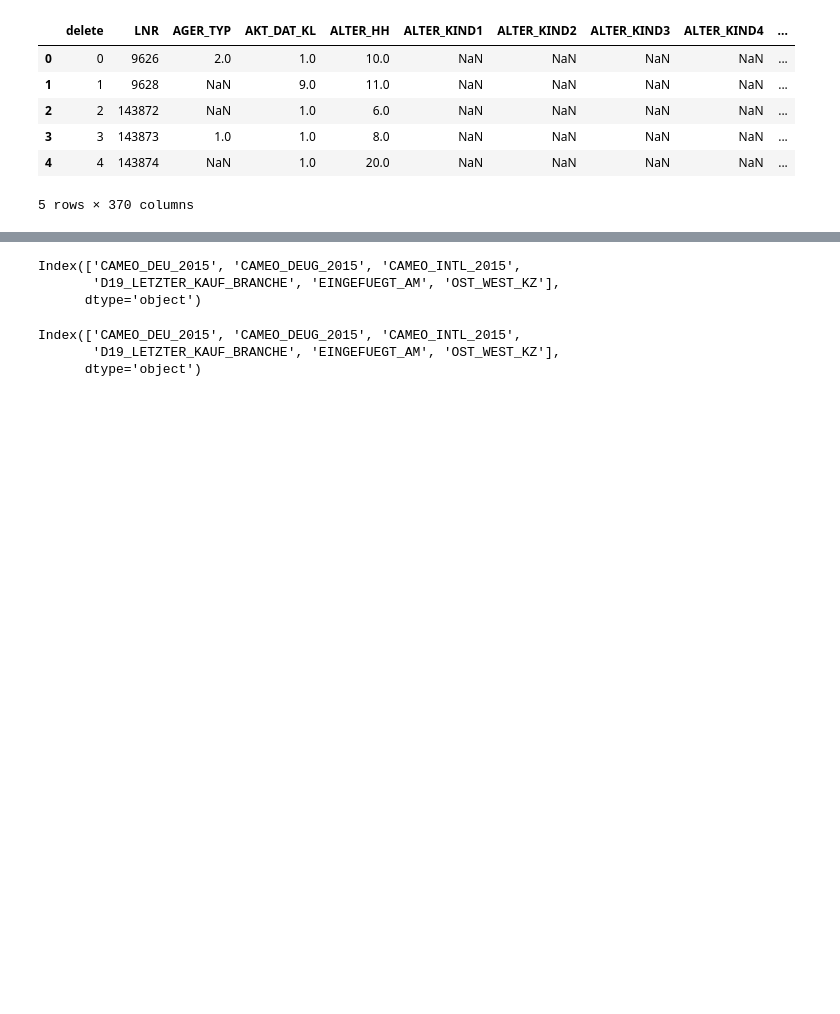
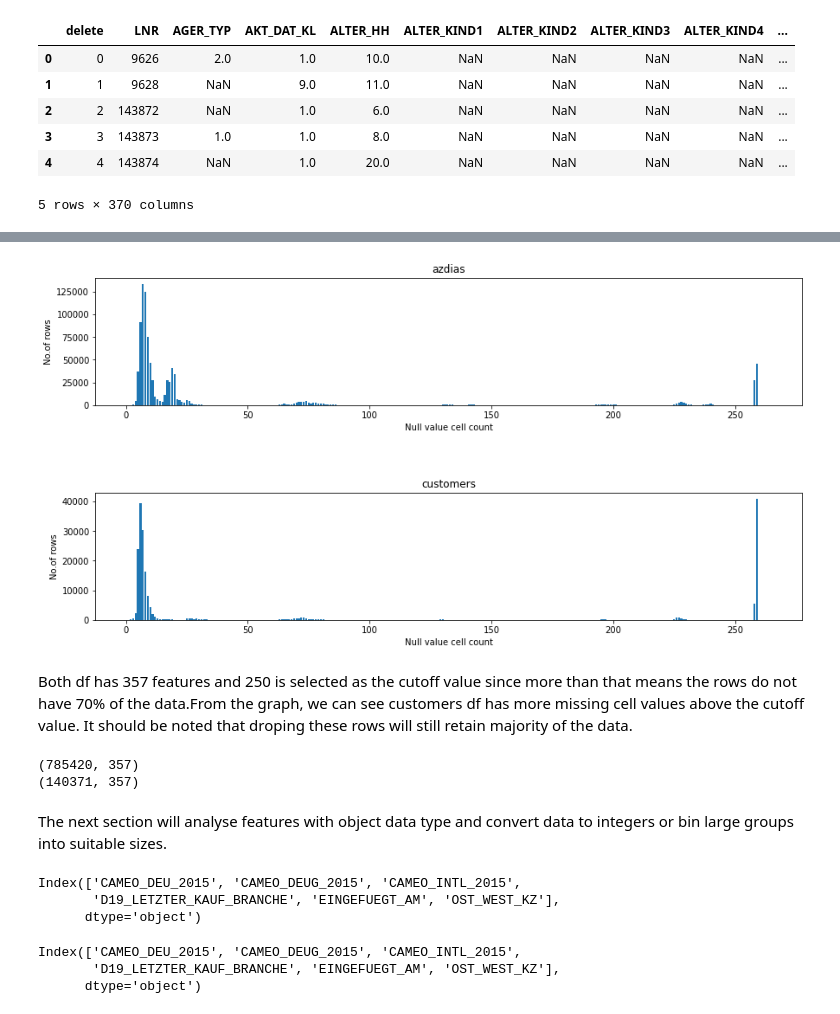
Before and after one commit to supulij/Arvato-Customer-Segmentation-for-mail-order, a Jupyter notebook: Arvato Project Workbook .ipynb, the cells around one changed output, grey strips where cells are left out. Cells and saved outputs as stored; diff of their text form; code cells hidden in the pictures; blank space fills up the shorter version.

```diff
--- a/Arvato Project Workbook .ipynb
+++ b/Arvato Project Workbook .ipynb
@@ -185,0 +142,6 @@ print(customers.shape)
+# %%
+#get the null value codes from the excel file to convert df.
+null_df = pd.read_csv("Null_Values_DIAS_2.csv")  #Get the csv file with null values and the deature data
+
+null_dict = null_df.set_index('Attribute').T.to_dict('list')  #convert the df to a dictionary
+null_columns = {k:[int(elem) for elem in v if math.isnan(elem)==False] for k,v in null_dict.items()}
@@ -214,0 +231,20 @@ print(customers.shape)
+# %%
+#plot the rows with the number of null value cell count
+
+Dataset = [azdias, customers]
+titles = ['azdias', 'customers']
+fig, axes = plt.subplots(figsize=(14, 8) , nrows = len(Dataset), ncols = 1)  # Set up the matplotlib figure
+fig.tight_layout(pad=8.0)
+
+for i,data in enumerate(Dataset):
+    missing_values_row = data.isnull().sum(axis=1).value_counts().index.tolist()
+    missing_counts_row = data.isnull().sum(axis=1).value_counts().values.tolist()
+
+    axes[i].bar(x= missing_values_row, height=missing_counts_row, width=0.8)  #plot the graph
+    axes[i].set(xlabel='Null value cell count')
+    axes[i].set(ylabel='No.of rows')
+    axes[i].set_title(titles[i])
+# %% [output]
+[figure, added]
+# %% [markdown]
+Both df has 357 features and 250 is selected as the cutoff value since more than that means the rows do not have 70% of the data.From the graph, we can see customers df has more missing cell values above the cutoff value. It should be noted that droping these rows will still retain majority of the data.
@@ -215,3 +256,11 @@ print(customers.shape)
+# %%
+print(azdias.shape)
+print(customers.shape)
+# %% [output]
+(785420, 357)
+(140371, 357)
+# %% [markdown]
+The next section will analyse features with object data type and convert data to integers or bin large groups into suitable sizes.
 # %%
 #get the list of column names with dtype as object
 obj_list = azdias.select_dtypes(include='object').columns
```
Also changed, not shown: parts of 33 cells of this notebook.
